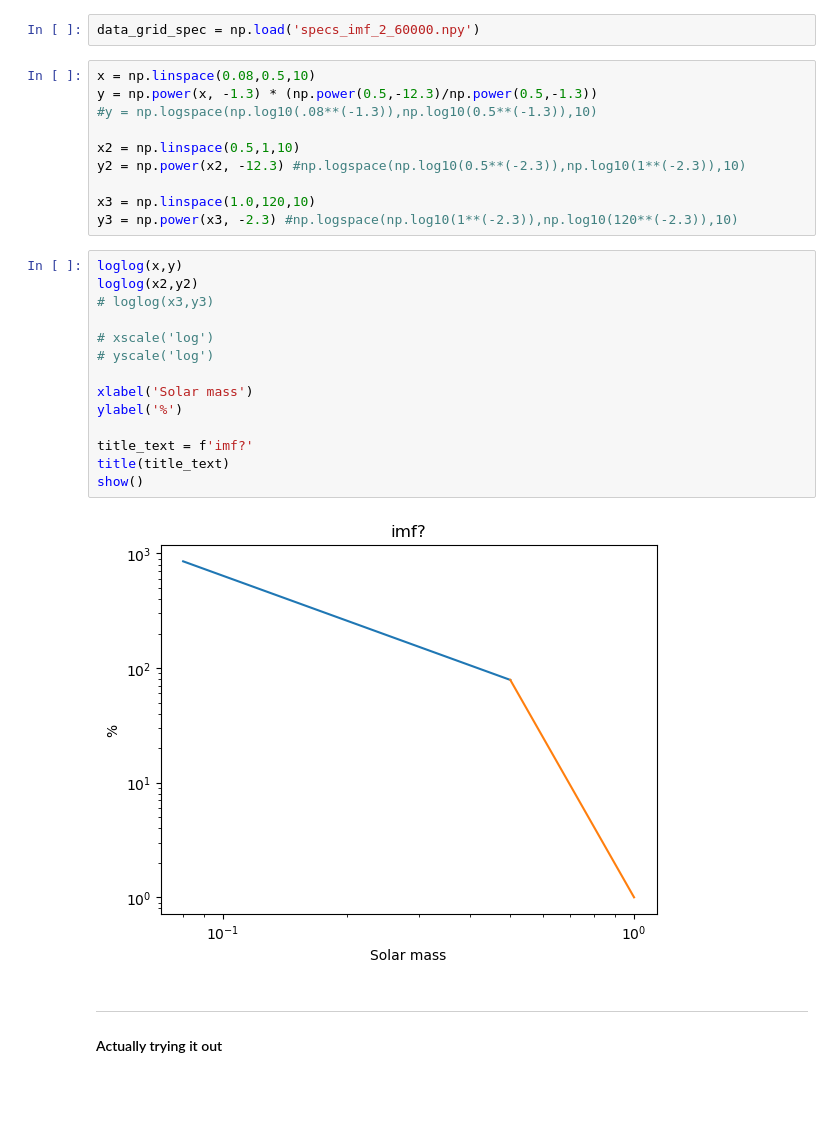
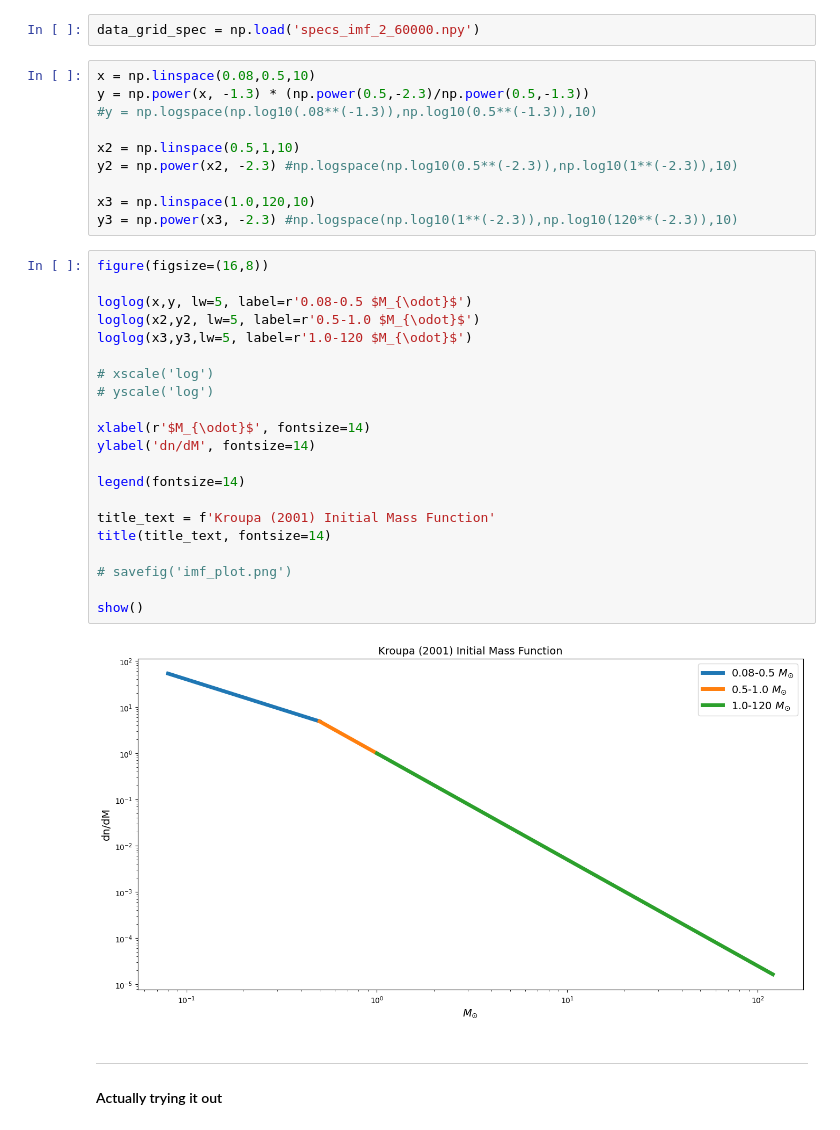
Before and after one commit to sem635NAU/REU, a Jupyter notebook: Notebooks/Notebook_7_9.ipynb, the cells around one changed output. Drawn from its saved outputs; the diff is of its cells as text; blank space fills up the shorter version.

```diff
--- a/Notebooks/Notebook_7_9.ipynb
+++ b/Notebooks/Notebook_7_9.ipynb
@@ -56,30 +56,37 @@ run_params
 data_grid_spec = np.load('specs_imf_2_60000.npy')
 # %%
 x = np.linspace(0.08,0.5,10)
-y = np.power(x, -1.3) * (np.power(0.5,-12.3)/np.power(0.5,-1.3))
+y = np.power(x, -1.3) * (np.power(0.5,-2.3)/np.power(0.5,-1.3))
 #y = np.logspace(np.log10(.08**(-1.3)),np.log10(0.5**(-1.3)),10)
 
 x2 = np.linspace(0.5,1,10)
-y2 = np.power(x2, -12.3) #np.logspace(np.log10(0.5**(-2.3)),np.log10(1**(-2.3)),10)
+y2 = np.power(x2, -2.3) #np.logspace(np.log10(0.5**(-2.3)),np.log10(1**(-2.3)),10)
 
 x3 = np.linspace(1.0,120,10)
 y3 = np.power(x3, -2.3) #np.logspace(np.log10(1**(-2.3)),np.log10(120**(-2.3)),10)
 # %%
-loglog(x,y)
-loglog(x2,y2)
-# loglog(x3,y3)
+figure(figsize=(16,8))
+
+loglog(x,y, lw=5, label=r'0.08-0.5 $M_{\odot}$')
+loglog(x2,y2, lw=5, label=r'0.5-1.0 $M_{\odot}$')
+loglog(x3,y3,lw=5, label=r'1.0-120 $M_{\odot}$')
 
 # xscale('log')
 # yscale('log')
 
-xlabel('Solar mass')
-ylabel('%')
+xlabel(r'$M_{\odot}$', fontsize=14)
+ylabel('dn/dM', fontsize=14)
 
-title_text = f'imf?'
-title(title_text)
+legend(fontsize=14)
+
+title_text = f'Kroupa (2001) Initial Mass Function'
+title(title_text, fontsize=14)
+
+# savefig('imf_plot.png')
+
 show()
 # %% [output]
-[figure, old version]
+[figure, new version]
 # %% [markdown]
 ------
 #### Actually trying it out
```
Also changed, not shown: 7 other files.
